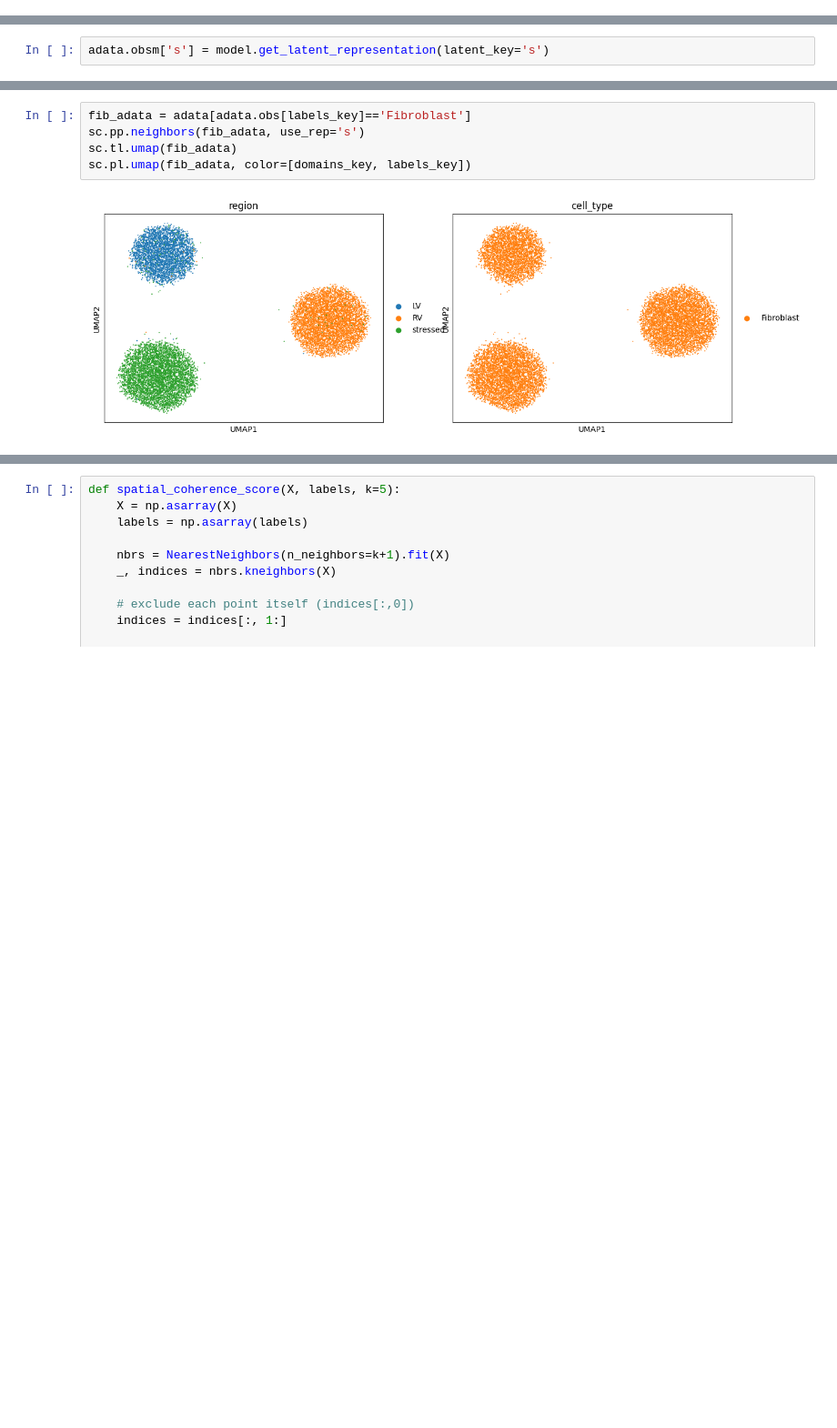
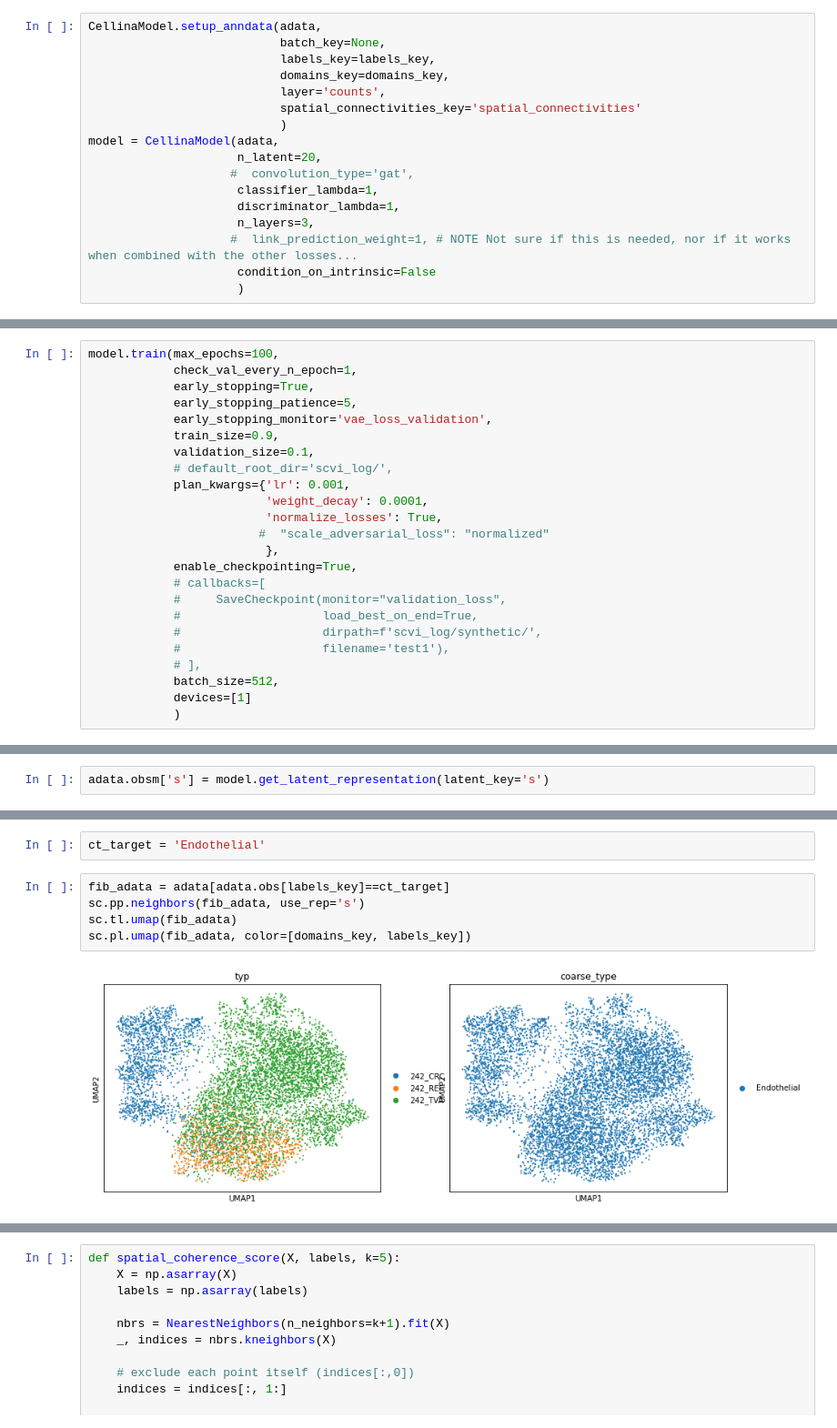
Before and after one commit to PMBio/cellina, a Jupyter notebook: test.ipynb, the cells around one changed output, grey strips where cells are left out. Shown at 91% size. Saved outputs shown, nothing was run; the diff lists cells and outputs as text; blank space fills up the shorter version.

```diff
--- a/test.ipynb
+++ b/test.ipynb
@@ -186,0 +280,17 @@ LOCAL_RANK: 0 - CUDA_VISIBLE_DEVICES: [0,1]
+# %%
+CellinaModel.setup_anndata(adata,
+                           batch_key=None,
+                           labels_key=labels_key,
+                           domains_key=domains_key,
+                           layer='counts',
+                           spatial_connectivities_key='spatial_connectivities'
+                           )
+model = CellinaModel(adata,
+                     n_latent=20,
+                    #  convolution_type='gat',
+                     classifier_lambda=1,
+                     discriminator_lambda=1,
+                     n_layers=3,
+                    #  link_prediction_weight=1, # NOTE Not sure if this is needed, nor if it works when combined with the other losses...
+                     condition_on_intrinsic=False
+                     )
@@ -186,0 +299,24 @@ LOCAL_RANK: 0 - CUDA_VISIBLE_DEVICES: [0,1]
+# %%
+model.train(max_epochs=100,
+            check_val_every_n_epoch=1,
+            early_stopping=True,
+            early_stopping_patience=5,
+            early_stopping_monitor='vae_loss_validation',
+            train_size=0.9,
+            validation_size=0.1,
+            # default_root_dir='scvi_log/',
+            plan_kwargs={'lr': 0.001,
+                         'weight_decay': 0.0001,
+                         'normalize_losses': True,
+                        #  "scale_adversarial_loss": "normalized"
+                         },
+            enable_checkpointing=True,
+            # callbacks=[
+            #     SaveCheckpoint(monitor="validation_loss",
+            #                    load_best_on_end=True,
+            #                    dirpath=f'scvi_log/synthetic/',
+            #                    filename='test1'),
+            # ],
+            batch_size=512,
+            devices=[1]
+            )
@@ -262,10 +440,12 @@ np.float32(4.8475795)
+# %%
+ct_target = 'Endothelial'
 # %%
-fib_adata = adata[adata.obs[labels_key]=='Fibroblast']
+fib_adata = adata[adata.obs[labels_key]==ct_target]
 sc.pp.neighbors(fib_adata, use_rep='s')
 sc.tl.umap(fib_adata)
 sc.pl.umap(fib_adata, color=[domains_key, labels_key])
 # %% [output]
-[figure, old version]
+[figure, new version]
 # %%
 sc.pp.neighbors(adata, use_rep='s')
 sc.tl.umap(adata)
```
Also changed, not shown: parts of 91 cells of this notebook, 4 other files.
